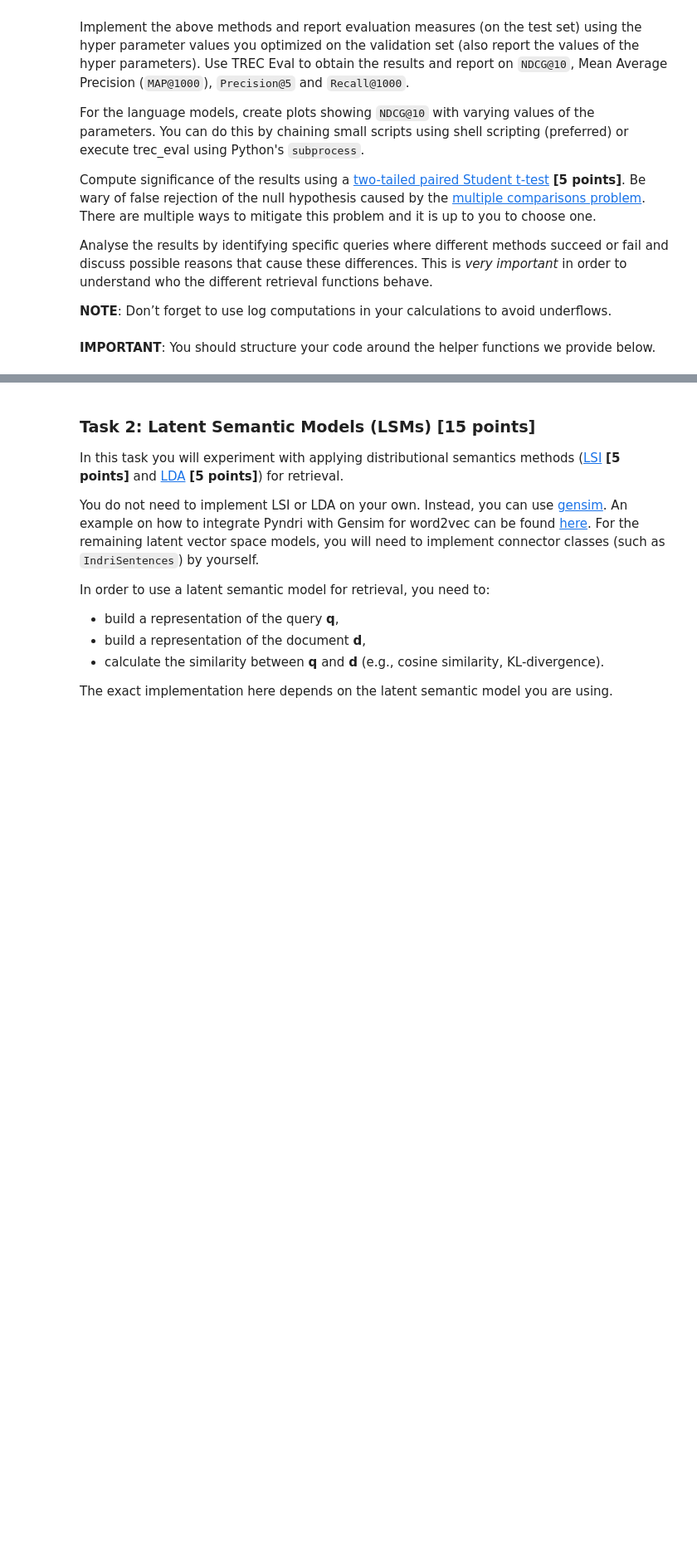
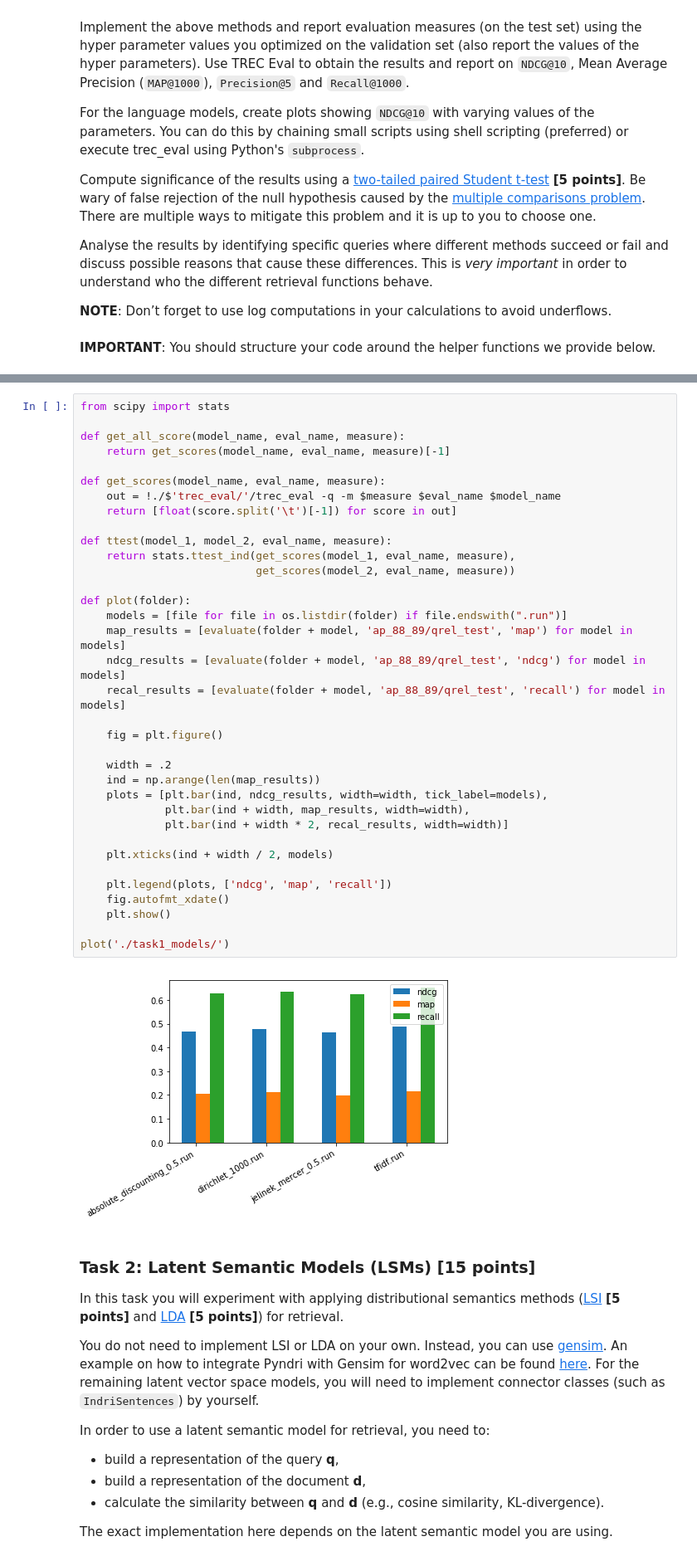
Before and after one commit to Poezedoez/IR1, a Jupyter notebook: hw2/assignment.ipynb, the cells around one changed output, grey strips where cells are left out. Shown: that part at 83% size. Saved outputs shown, nothing was run; the diff lists cells and outputs as text; blank space fills up the shorter version.

```diff
--- a/hw2/assignment.ipynb
+++ b/hw2/assignment.ipynb
@@ -463,3 +488,40 @@ Retrieving using dirichlet
+# %%
+from scipy import stats
+
+def get_all_score(model_name, eval_name, measure):
+    return get_scores(model_name, eval_name, measure)[-1]
+
+def get_scores(model_name, eval_name, measure):
+    out = !./$'trec_eval/'/trec_eval -q -m $measure $eval_name $model_name
+    return [float(score.split('\t')[-1]) for score in out]
+
+def ttest(model_1, model_2, eval_name, measure):
+    return stats.ttest_ind(get_scores(model_1, eval_name, measure),
+                           get_scores(model_2, eval_name, measure))
+
+def plot(folder):
+    models = [file for file in os.listdir(folder) if file.endswith(".run")]
+    map_results = [evaluate(folder + model, 'ap_88_89/qrel_test', 'map') for model in models]
+    ndcg_results = [evaluate(folder + model, 'ap_88_89/qrel_test', 'ndcg') for model in models]
+    recal_results = [evaluate(folder + model, 'ap_88_89/qrel_test', 'recall') for model in models]
+
+    fig = plt.figure()
+
+    width = .2
+    ind = np.arange(len(map_results))
+    plots = [plt.bar(ind, ndcg_results, width=width, tick_label=models),
+             plt.bar(ind + width, map_results, width=width),
+             plt.bar(ind + width * 2, recal_results, width=width)]
+
+    plt.xticks(ind + width / 2, models)
+
+    plt.legend(plots, ['ndcg', 'map', 'recall'])
+    fig.autofmt_xdate()
+    plt.show()
+
+plot('./task1_models/')
+# %% [output]
+[figure, added]
 # %% [markdown]
 ### Task 2: Latent Semantic Models (LSMs) [15 points] ###
 
```
Also changed, not shown: parts of 15 cells of this notebook.
